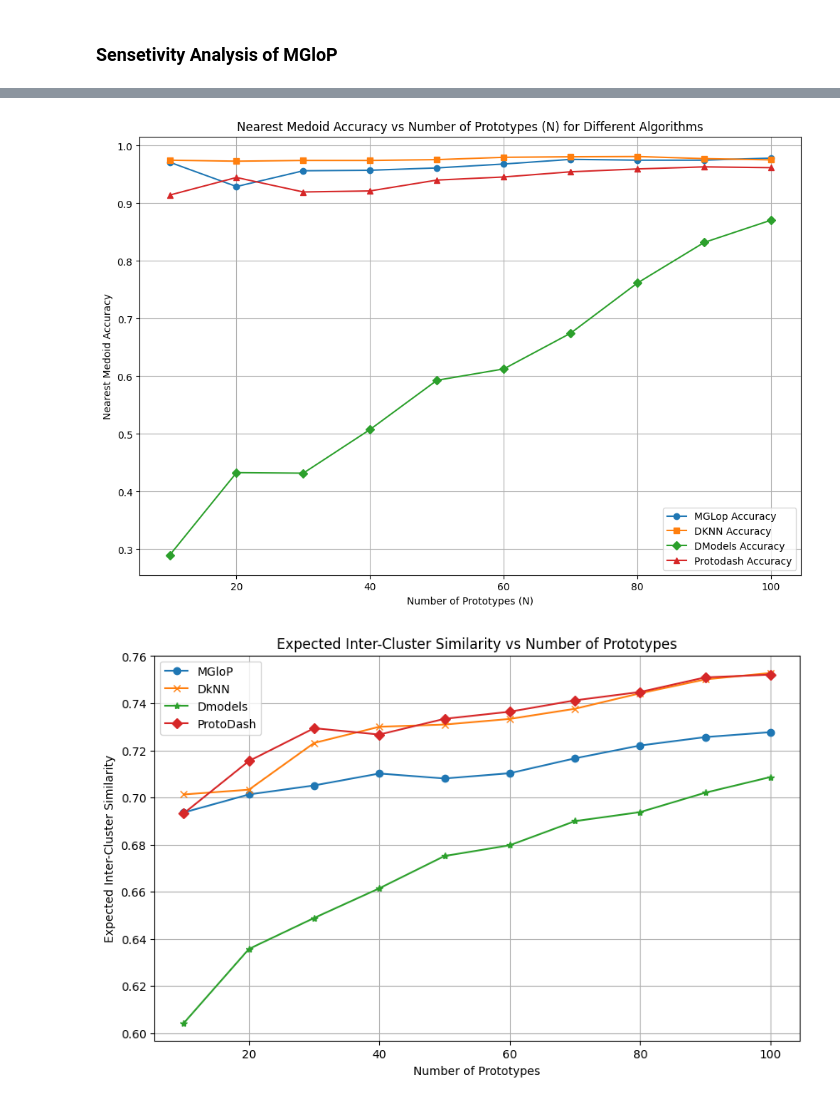
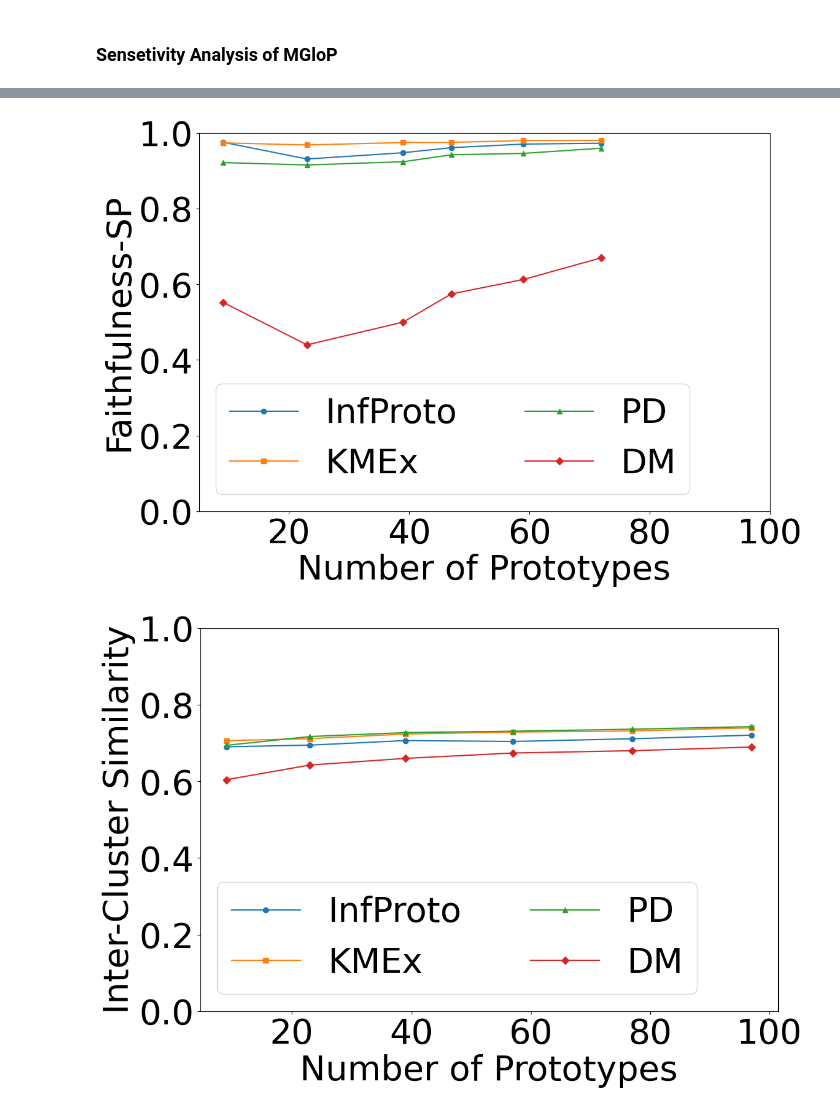
Before and after one commit to iNema9590/MGloP, a Jupyter notebook: Spam.ipynb, the cells around one changed output, grey strips where cells are left out. Cells and saved outputs as stored; diff of their text form; code cells hidden in the pictures.

```diff
--- a/Spam.ipynb
+++ b/Spam.ipynb
@@ -422,19 +497,22 @@ for i in range(len(all_protos_np)):
     protodash_ev.append([nearest_medoid_accuracy(X_test, mod_pred, list(all_protos_np[i].values())[3]), compute_prototype_silhouette_score(X_test, list(all_protos_np[i].values())[3]), surrogate_fidelity(list(all_protos_np[i].values())[3])])
 # %%
 N_range=range(10,101,10)
+
 plt.figure(figsize=(12, 8))
-plt.plot(N_range, [item[2] for item in mglop_ev], marker='o', linestyle='-', label='MGLop Accuracy')
-plt.plot(N_range, [item[2] for item in dknn_ev], marker='s', linestyle='-', label='DKNN Accuracy')
-plt.plot(N_range, [item[2] for item in dmodels_ev], marker='D', linestyle='-', label='DModels Accuracy')
-plt.plot(N_range, [item[2] for item in protodash_ev], marker='^', linestyle='-', label='Protodash Accuracy')
+plt.rcParams.update({'font.size': 40})
 
-plt.xlabel("Number of Prototypes (N)", fontsize=16)
-plt.ylabel("Fidelity", fontsize=16)
-plt.title("Surrogate Model Accuracy vs Number of Prototypes (N) for Different Algorithms", fontsize=18)
+plt.ylim(0,1)
+plt.xlim(0,100)
+plt.plot(N_values, [item[2] for item in mglop_ev], marker='o', linestyle='-', label='InfProto')
+plt.plot(N_values, [item[2] for item in dknn_ev], marker='s', linestyle='-', label='KMEx')
+plt.plot(N_values, [item[2] for item in protodash_ev], marker='^', linestyle='-', label='PD')
+plt.plot(N_values, [item[2] for item in dmodels_ev], marker='D', linestyle='-', label='DM')
+
+plt.xlabel("Number of Prototypes", fontsize=40)
+plt.ylabel("Faithfulness-NP", fontsize=40)
 plt.rcParams['pdf.fonttype'] = 42
 plt.rcParams['ps.fonttype'] = 42
 plt.legend()
-plt.grid(True)
-# plt.savefig("Figures/nearest_medoid_accuracy_plot.pdf", format="pdf")
+plt.savefig("Figures/faithnp_spam.pdf",bbox_inches='tight', format="pdf")
 plt.show()
 # %% [output]
@@ -442,19 +520,22 @@ plt.show()
 # %%
 plt.figure(figsize=(12, 8))
-plt.plot(N_range, [item[0] for item in mglop_ev], marker='o', linestyle='-', label='MGLop Accuracy')
-plt.plot(N_range, [item[0] for item in dknn_ev], marker='s', linestyle='-', label='DKNN Accuracy')
-plt.plot(N_range, [item[0] for item in dmodels_ev], marker='D', linestyle='-', label='DModels Accuracy')
-plt.plot(N_range, [item[0] for item in protodash_ev], marker='^', linestyle='-', label='Protodash Accuracy')
+plt.ylim(0,1)
+plt.xlim(5,100)
 
-plt.xlabel("Number of Prototypes (N)")
-plt.ylabel("Nearest Medoid Accuracy")
-plt.title("Nearest Medoid Accuracy vs Number of Prototypes (N) for Different Algorithms")
-plt.legend()
-plt.grid(True)
-# plt.savefig("Figures/nearest_medoid_accuracy_plot.pdf", format="pdf")
+plt.rcParams['pdf.fonttype'] = 42
+plt.rcParams['ps.fonttype'] = 42
+plt.plot(N_values, [item[0] for item in mglop_ev], marker='o', linestyle='-', label='InfProto')
+plt.plot(N_values, [item[0] for item in dknn_ev], marker='s', linestyle='-', label='KMEx')
+plt.plot(N_values, [item[0] for item in protodash_ev], marker='^', linestyle='-', label='PD')
+plt.plot(N_values, [item[0] for item in dmodels_ev], marker='D', linestyle='-', label='DM')
+
+plt.xlabel("Number of Prototypes", fontsize=40)
+plt.ylabel("Faithfulness-SP", fontsize=40)
+plt.legend(ncol=2)
+plt.savefig("Figures/faithsp_spam.pdf",bbox_inches='tight', format="pdf")
 plt.show()
 # %% [output]
-[figure, old version]
+[figure, new version]
 # %%
 import numpy as np
 import matplotlib.pyplot as plt
@@ -462,13 +543,13 @@ from scipy.spatial.distance import cdist
 
 
 # Experiment with increasing number of prototypes
-num_prototypes_list = range(10, 101, 10)
+num_prototypes_list = N_values
 avg_similarities = []
 avg_similarities1 = []
 avg_similarities2 = []
 avg_similarities3 = []
 
-for i in tqdm(range(10)):
+for i in tqdm(range(6)):
     mglop=list(all_protos_np[i].values())[0]
     dmodels=list(all_protos_np[i].values())[2]
     dknn=list(all_protos_np[i].values())[1]
@@ -487,16 +568,18 @@ for i in tqdm(range(10)):
     avg_similarities3.append(avg_similarity3)
 
 # Plot the results
-plt.figure(figsize=(10, 6))
-plt.plot(num_prototypes_list, avg_similarities, marker='o', label='MGloP')
-plt.plot(num_prototypes_list, avg_similarities1, marker='x', label='DkNN')
-plt.plot(num_prototypes_list, avg_similarities2, marker='*', label='Dmodels')
-plt.plot(num_prototypes_list, avg_similarities3, marker='D', label='ProtoDash')
+plt.figure(figsize=(12, 8))
+plt.ylim(0,1)
+plt.rcParams['pdf.fonttype'] = 42
+plt.rcParams['ps.fonttype'] = 42
+plt.plot(num_prototypes_list, avg_similarities, marker='o', label='InfProto')
+plt.plot(num_prototypes_list, avg_similarities1, marker='s', label='KMEx')
+plt.plot(num_prototypes_list, avg_similarities3, marker='^', label='PD')
+plt.plot(num_prototypes_list, avg_similarities2, marker='D', label='DM')
 plt.xlabel('Number of Prototypes')
-plt.ylabel('Expected Inter-Cluster Similarity')
-plt.title('Expected Inter-Cluster Similarity vs Number of Prototypes')
-plt.legend()
-plt.grid(True)
+plt.ylabel('Inter-Cluster Similarity')
+plt.legend(ncol=2)
+plt.savefig("Figures/ics_spam.pdf",bbox_inches='tight', format="pdf")
 plt.show()
 # %% [output]
-[figure, old version]
+[figure, new version]
```
Also changed, not shown: parts of 11 cells of this notebook, 12 other files.
